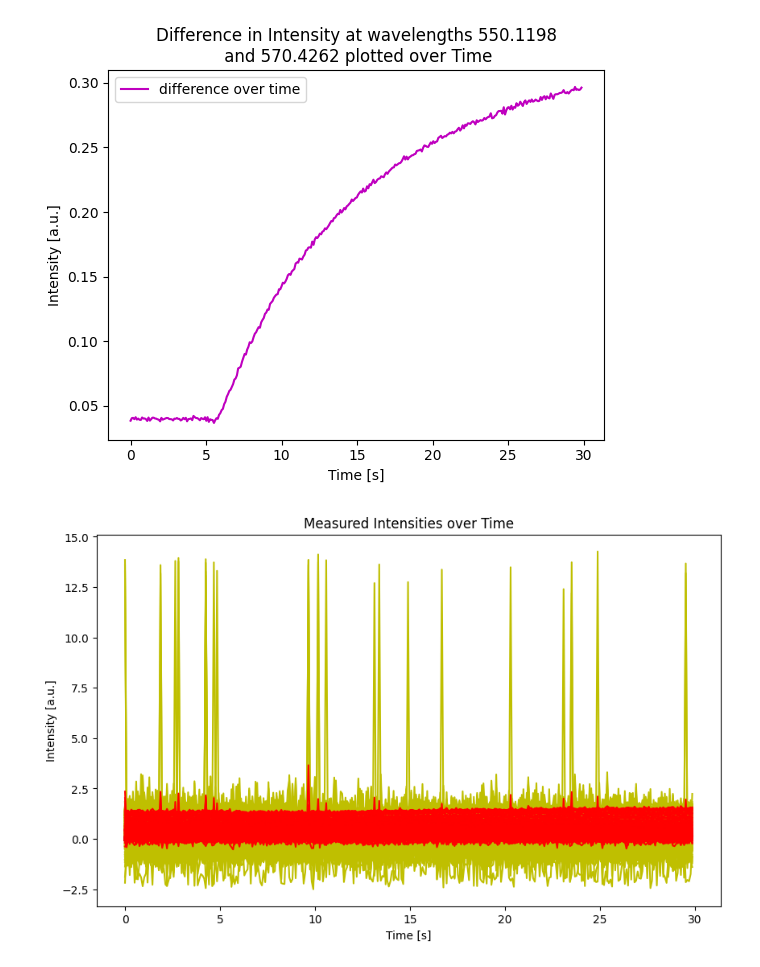
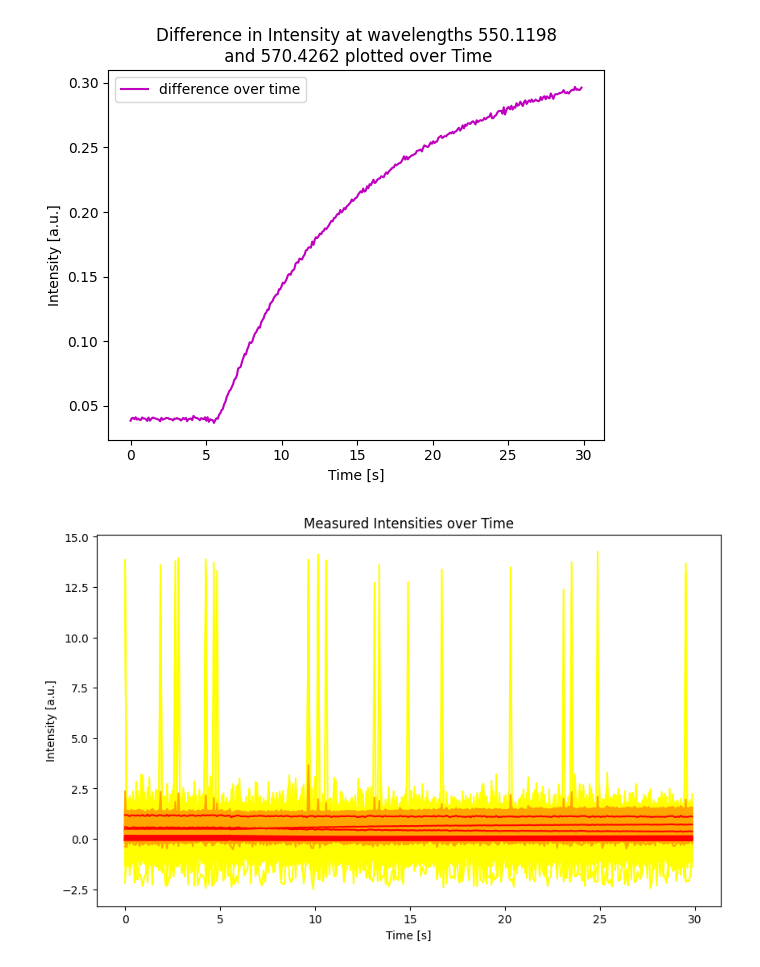
Before and after one commit to orsli/Data-Science-Fundamentals, a Jupyter notebook: CodingTask1.ipynb, the cells around one changed output. Cells and saved outputs as stored; diff of their text form; code cells hidden in the pictures.

```diff
--- a/CodingTask1.ipynb
+++ b/CodingTask1.ipynb
@@ -156,19 +156,23 @@ def plotWL2(a,b):
 plotWL2(1780, 1940)
 # %% [output]
 [figure]
+# %%
+nred_df = reduce_ndata(path, 316, 20)
 # %%
 # CT-1.7
 
 time = (df.iloc[1:, 2] - df.iloc[1, 2]) / 1000
 intensities = df.iloc[1:, 3:]
 red_intensities = red_df.iloc[1:, 3:]
+nred_intensities = nred_df.iloc[1:, 3:]
 
 plt.figure(figsize=(10, 6))
-plt.plot(time, intensities, color='y')
-plt.plot(time, red_intensities, color='r')
+plt.plot(time, intensities, color='yellow', label='full dataset')
+plt.plot(time, red_intensities, color='orange', label='wavelengths reduced to 1 nm')
+plt.plot(time, nred_intensities, color='red', label='wavelengths reduced to 20 nm')
 plt.xlabel('Time [s]')
 plt.ylabel('Intensity [a.u.]')
 plt.title('Measured Intensities over Time')
 plt.show()
 # %% [output]
-[figure, old version]
+[figure, new version]
```
Also changed, not shown: parts of 2 cells of this notebook.
